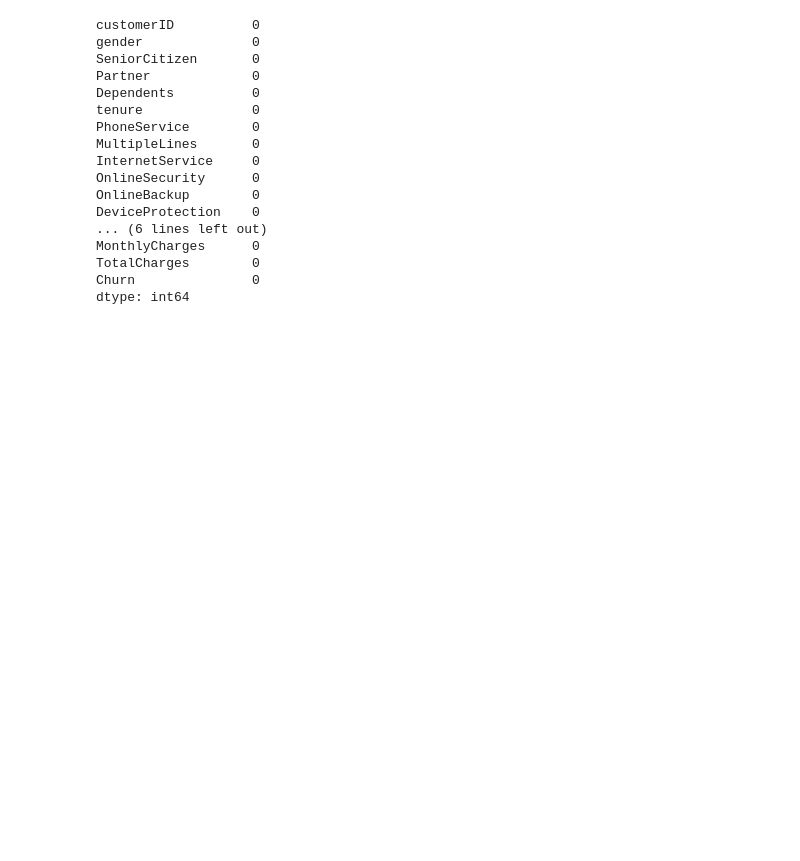
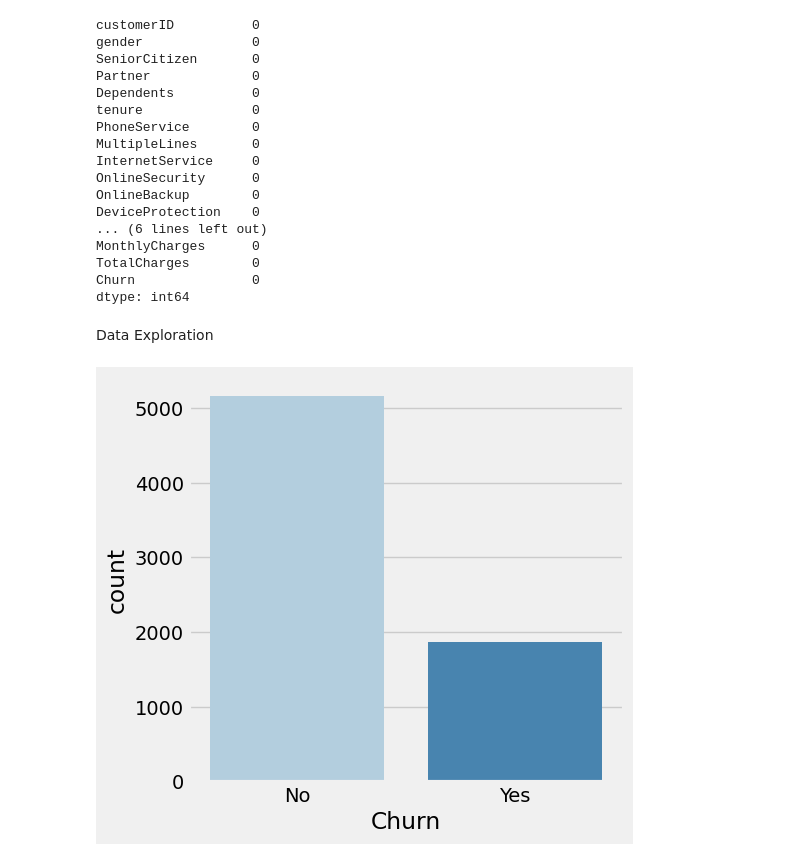
Before and after one commit to sumangupta87/Telecom-Churn-Prediction---Kaggle-Competition, a Jupyter notebook: Telecom_Churn_Prediction.ipynb, the cells around one changed output. Cells and saved outputs as stored; diff of their text form; code cells hidden in the pictures; blank space fills up the shorter version.

```diff
--- a/Telecom_Churn_Prediction.ipynb
+++ b/Telecom_Churn_Prediction.ipynb
@@ -182,3 +182,14 @@ MonthlyCharges      0
 TotalCharges        0
 Churn               0
 dtype: int64
+# %% [markdown]
+Data Exploration
+# %%
+# Apply the fivethirtyeight style to all plots
+plt.style.use("fivethirtyeight")
+# %%
+# Display frequency distribution for churn
+plt.figure(figsize = (5,5))
+ax = sns.countplot(x=df['Churn'], palette = "Blues", linewidth = 1)
+# %% [output]
+[figure, added]
```
Also changed, not shown: parts of 17 cells of this notebook.
